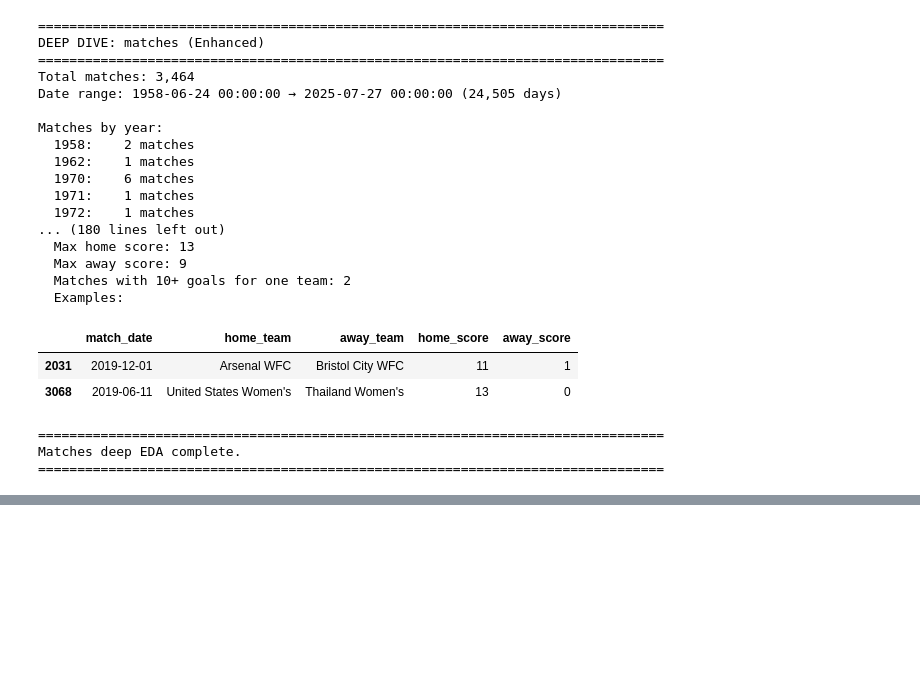
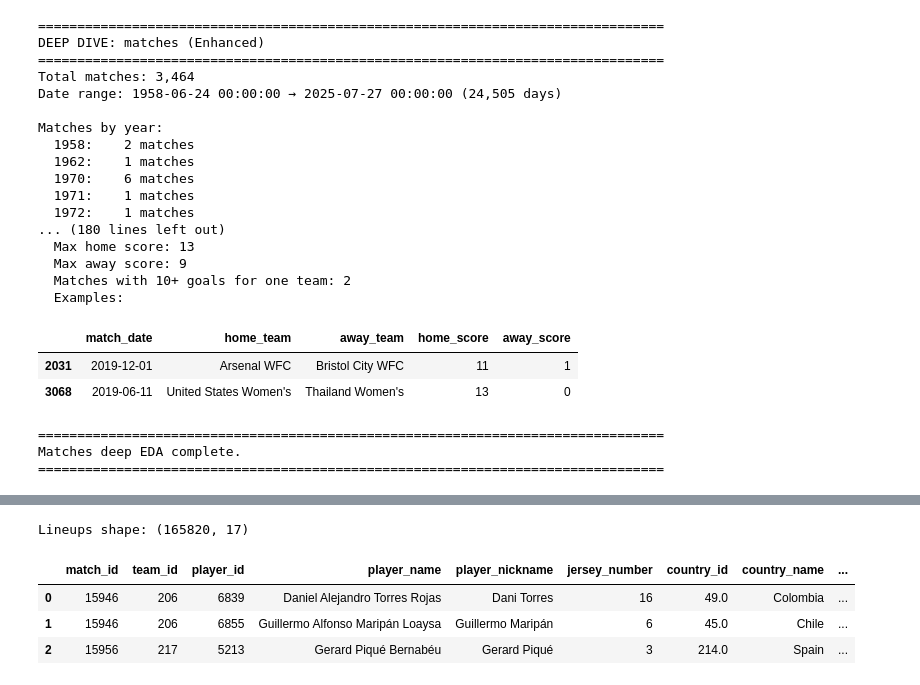
Before and after one commit to soh364/soccer-analytics-capstone-XOh, a Jupyter notebook: notebook/01_data_exploration.ipynb, the cells around one changed output, grey strips where cells are left out. Saved outputs shown, nothing was run; the diff lists cells and outputs as text; code cells hidden in the pictures; blank space fills up the shorter version.

```diff
--- a/notebook/01_data_exploration.ipynb
+++ b/notebook/01_data_exploration.ipynb
@@ -314,0 +617,16 @@ Matches deep EDA complete.
+# %%
+# Lineups: one row per player per match
+lineups_path = DATA_DIR / "lineups.parquet"
+if not lineups_path.exists():
+    raise FileNotFoundError(f"Missing {lineups_path}. Make sure data is downloaded into data/Statsbomb")
+
+lineups = pd.read_parquet(lineups_path)
+# Show a compact preview to confirm successful load
+print('Lineups shape:', lineups.shape)
+lineups.head(3)
+# %% [output]
+Lineups shape: (165820, 17)
+|  | match_id | team_id | player_id | player_name | player_nickname | jersey_number | country_id | country_name | ... |
+| 0 | 15946 | 206 | 6839 | Daniel Alejandro Torres Rojas | Dani Torres | 16 | 49.0 | Colombia | ... |
+| 1 | 15946 | 206 | 6855 | Guillermo Alfonso Maripán Loaysa | Guillermo Maripán | 6 | 45.0 | Chile | ... |
+| 2 | 15956 | 217 | 5213 | Gerard Piqué Bernabéu | Gerard Piqué | 3 | 214.0 | Spain | ... |
```
Also changed, not shown: parts of 9 cells of this notebook.
